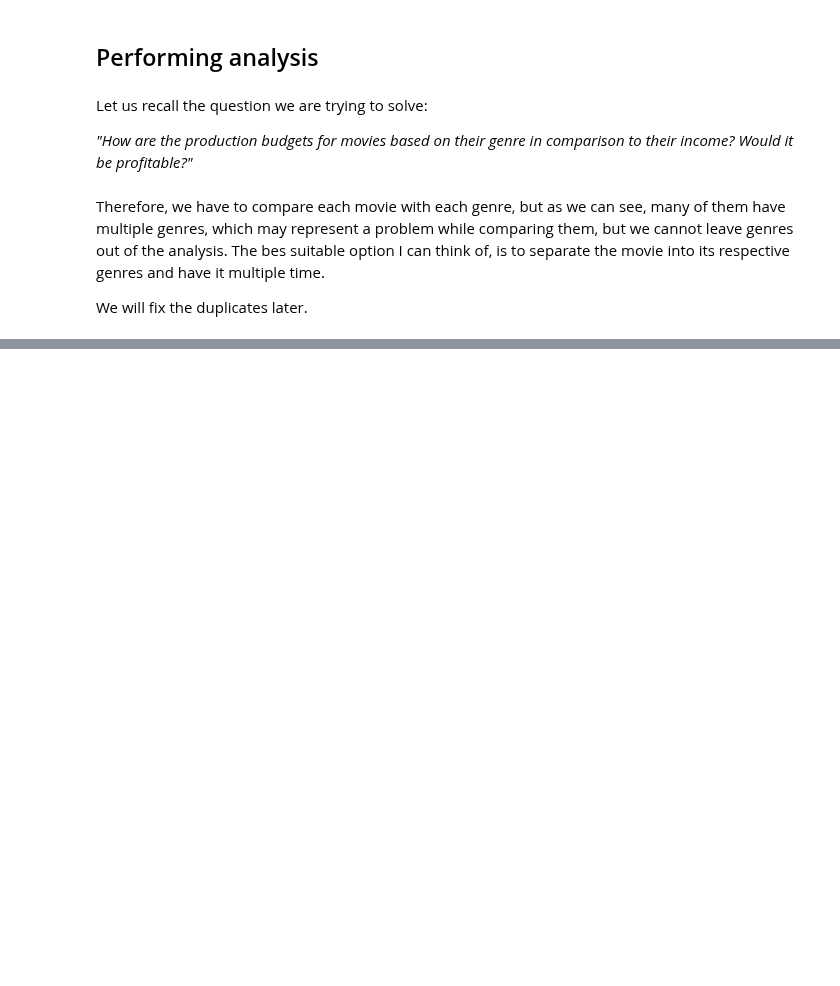
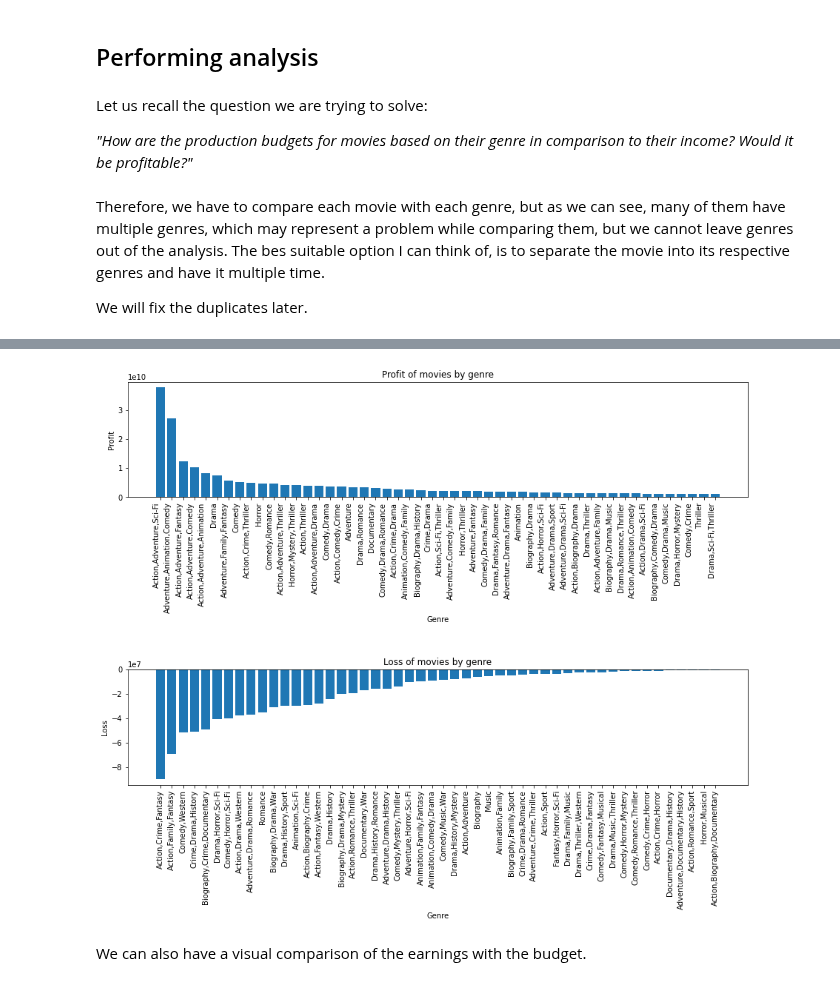
Before and after one commit to QuinnGrigsby/Capstone_Git-ing_it_done_MovieInformation, a Jupyter notebook: Data Understanding.ipynb, the cells around one changed output, grey strips where cells are left out. Saved outputs shown, nothing was run; the diff lists cells and outputs as text; code cells hidden in the pictures; blank space fills up the shorter version.

Commit message:
Add losses graph

```diff
--- a/Data Understanding.ipynb
+++ b/Data Understanding.ipynb
@@ -462,0 +454,4 @@ plt.show()
+# %%
+genre_gross_bottom = genre_gross.sort_values(by="profit_or_loss").head(51)
+genre_gross_bottom.drop(index=32, inplace=True)
+genre_gross_bottom.head()
@@ -462,0 +465,34 @@ plt.show()
+# %%
+fig, (ax1, ax2) = plt.subplots(figsize=(15,10), nrows=2, ncols=1)
+
+ax1.bar(genre_gross_top.Genres, genre_gross_top.profit_or_loss)
+
+ax1.set_title("Profit of movies by genre")
+
+plt.draw()
+ax1.set_xticks(ax1.get_xticks())
+ax1.set_xticklabels(ax1.get_xticklabels(), rotation=90, ha='right')
+
+ax1.set_xlabel("Genre")
+
+ax1.set_ylabel("Profit")
+
+#######
+ax2.bar(genre_gross_bottom.Genres, genre_gross_bottom.profit_or_loss)
+ax2.set_title("Loss of movies by genre")
+
+plt.draw()
+ax2.set_xticks(ax2.get_xticks())
+ax2.set_xticklabels(ax2.get_xticklabels(), rotation=90)
+
+ax2.set_xlabel("Genre")
+
+ax2.set_ylabel("Loss")
+
+plt.subplots_adjust(hspace=1.5)
+#fig.tight_layout()
+plt.show()
+# %% [output]
+[figure, added]
+# %% [markdown]
+We can also have a visual comparison of the earnings with the budget.
```
Also changed, not shown: parts of 8 cells of this notebook.
